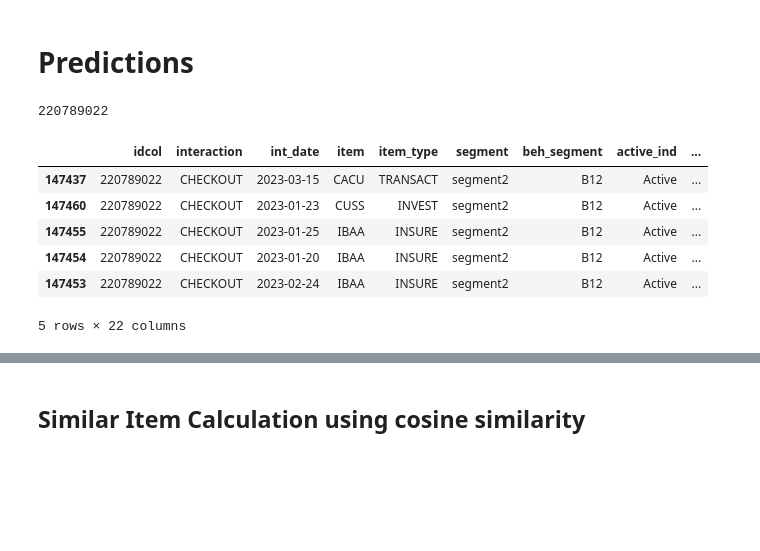
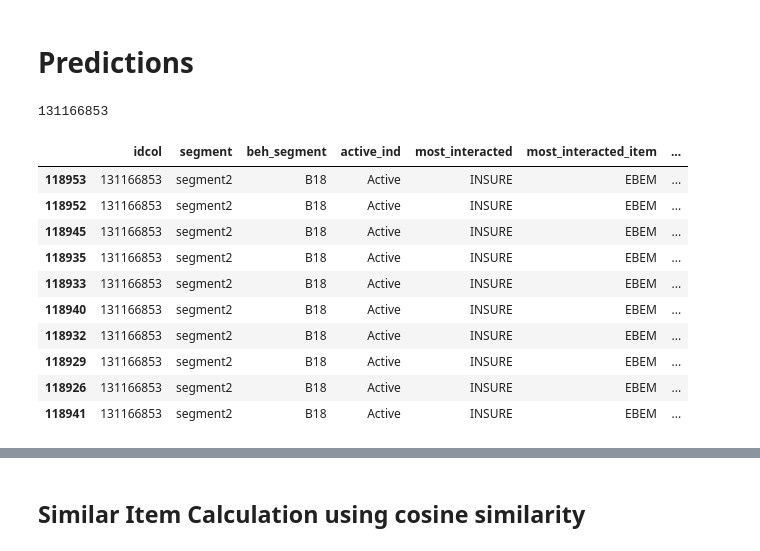
Before and after one commit to lizesteyn/FNBdataquest, a Jupyter notebook: LightFM_2.ipynb, the cells around one changed output, grey strips where cells are left out. Drawn from its saved outputs; the diff is of its cells as text; code cells hidden in the pictures; blank space fills up the shorter version.

```diff
--- a/LightFM_2.ipynb
+++ b/LightFM_2.ipynb
@@ -119,9 +112,9 @@ dtype: int64
 # }
 
 interaction_scores = {
-    # 'DISPLAY': 0,
-    'CLICK': 5,
-    'CHECKOUT': 10
+    'DISPLAY': 0,
+    'CLICK': 1,
+    'CHECKOUT': 2
 }
 
 # Map interaction scores, fill missing values with 0
@@ -319,21 +367,3 @@ data.head()
 | 2 | 14454 | CLICK | 2023-02-08 | CAFM | TRANSACT | segment2 | B01 | Active | ... |
 | 3 | 14454 | CHECKOUT | 2023-02-08 | CAFM | TRANSACT | segment2 | B01 | Active | ... |
 | 4 | 15000 | CLICK | 2023-01-31 | CARF | LEND | segment3 | B01 | Cold Start | ... |
-# %%
-# Adding most clicked and most bought items and item types for each user:
-clicks = data[data['interaction'] == 'CLICK']
-most_clicked = clicks.groupby(['idcol', 'item_type']).size().reset_index(name='click_count')
-most_clicked = most_clicked.loc[most_clicked.groupby('idcol')['click_count'].idxmax()][['idcol', 'item_type']]
-most_clicked.rename(columns={'item_type': 'most_clicked_item_type'}, inplace=True)
-
-# Determine the most bought item for each user
-checkouts = data[data['interaction'] == 'CHECKOUT']
-most_bought = checkouts.groupby(['idcol', 'item_type']).size().reset_index(name='checkout_count')
-most_bought = most_bought.loc[most_bought.groupby('idcol')['checkout_count'].idxmax()][['idcol', 'item_type']]
-most_bought.rename(columns={'item_type': 'most_bought_item_type'}, inplace=True)
-
-# Merge the most clicked and most bought items back into the original DataFrame
-data = data.merge(most_clicked, on='idcol', how='left')
-data = data.merge(most_bought, on='idcol', how='left')
-
-data.head()
@@ -609,15 +567,15 @@ data.head(20)
 # %%
 # Define the user columns, item columns and interaction columns:
-u_cols = ["idcol", "segment", "beh_segment", "active_ind", "daily_activity_score", "activity_rate"] # TODO Include the checlout-click ratio if useful
+u_cols = ["idcol", "segment", "beh_segment", "active_ind", "most_interacted", "most_interacted_item", "daily_activity_score", "activity_rate"] # TODO Include the checlout-click ratio if useful
 # u_cols = ["idcol", "segment", "beh_segment", "active_ind", "avg_daily_freq", "avg_weekly_freq", "avg_monthly_freq"]
 # item_cols = ["item_id", "item", "item_type", "most_bought_by_beh_seg", "most_bought_by_seg", "most_clicked_by_beh_seg",
 #              "most_clicked_by_seg"]
 
-item_cols = ["item_id", "item_type", "segment1", "segment2", "segment3", "segment4"]
+item_cols = ["item_id", "item_type", "unique_users_segment1", "unique_users_segment2", "unique_users_segment3", "unique_users_segment4"]
 interact_cols = ["idcol", "item_id", "interaction_scores"] # I include idcol and item for now, to basically say "this user did this item with this score at this date"
 
 
-test_item_cols = ["item_id", "item_type", "item","segment1", "segment2", "segment3", "segment4"]
+test_item_cols = ["item_id", "item_type", "item"]
 # Experiment 4:
 # u_cols = ["idcol", "segment", "beh_segment", "active_ind"]
 # item_cols = ["item_id", "item", "item_type"]
@@ -649,5 +607,9 @@ print(rating.shape)
 print(item.shape)
 print(user.shape)
 
-display(rating.head())
+
+
+# Clamp the interaction_scores to a maximum of 5
+# rating['interaction_scores'] = rating['interaction_scores'].clip(upper=5)
+display(item.head(20))
 # %% [output]
@@ -1102,43 +1149,48 @@ print(test_precision)
 # %%
 target_idcol = 77196041
 selected_user = data[data["active_ind"]=="Active"].sample(n=1)
 target_idcol = selected_user["idcol"].iloc[0]
+# target_idcol = 155531648
 print(target_idcol)
 # Rank the items based on interactions
 # Assign scores to interaction types
 # interaction_scores = {'DISPLAY': 0, 'CLICK': 1, 'CHECKOUT': 2}
 
 predict_user = data[data["idcol"] == target_idcol]
 
 predict_user.head()
 
 # Map interaction types to scores
 predict_user['interaction_score'] = predict_user['interaction'].map(interaction_scores)
 
 # Rank items based on scores
-predict_user['item_rank'] = predict_user.groupby('idcol')['interaction_score'].rank(method='min', ascending=False)
+predict_user['item_rank'] = predict_user.groupby('idcol')['interaction_score'].rank(method='max', ascending=False)
 
 # Sort dataframe by item rank
 predict_user = predict_user.sort_values(by='item_rank')
 
 predict_user.head(-1)
 
 true_items = predict_user['item'].tolist()
 true_items = list(set(true_items))
 
 
-predict_user.head()
+predict_user[u_cols].head(10)
 # Sit langs mekaar:
 # model recommendation, user se eie actual interactions, all items popularity over entire dataset, all item popularity for user segment, all item popularity for beh_segment
 # %% [output]
-220789022
+131166853
-|  | idcol | interaction | int_date | item | item_type | segment | beh_segment | active_ind | ... |
-| 147437 | 220789022 | CHECKOUT | 2023-03-15 | CACU | TRANSACT | segment2 | B12 | Active | ... |
-| 147460 | 220789022 | CHECKOUT | 2023-01-23 | CUSS | INVEST | segment2 | B12 | Active | ... |
-| 147455 | 220789022 | CHECKOUT | 2023-01-25 | IBAA | INSURE | segment2 | B12 | Active | ... |
-| 147454 | 220789022 | CHECKOUT | 2023-01-20 | IBAA | INSURE | segment2 | B12 | Active | ... |
-| 147453 | 220789022 | CHECKOUT | 2023-02-24 | IBAA | INSURE | segment2 | B12 | Active | ... |
+|  | idcol | segment | beh_segment | active_ind | most_interacted | most_interacted_item | ... |
+| 118953 | 131166853 | segment2 | B18 | Active | INSURE | EBEM | ... |
+| 118952 | 131166853 | segment2 | B18 | Active | INSURE | EBEM | ... |
+| 118945 | 131166853 | segment2 | B18 | Active | INSURE | EBEM | ... |
+| 118935 | 131166853 | segment2 | B18 | Active | INSURE | EBEM | ... |
+| 118933 | 131166853 | segment2 | B18 | Active | INSURE | EBEM | ... |
+| 118940 | 131166853 | segment2 | B18 | Active | INSURE | EBEM | ... |
+| 118932 | 131166853 | segment2 | B18 | Active | INSURE | EBEM | ... |
+| 118929 | 131166853 | segment2 | B18 | Active | INSURE | EBEM | ... |
+| 118926 | 131166853 | segment2 | B18 | Active | INSURE | EBEM | ... |
+| 118941 | 131166853 | segment2 | B18 | Active | INSURE | EBEM | ... |
-5 rows × 22 columns
 # %%
 
 
```
Also changed, not shown: parts of 43 cells of this notebook.
